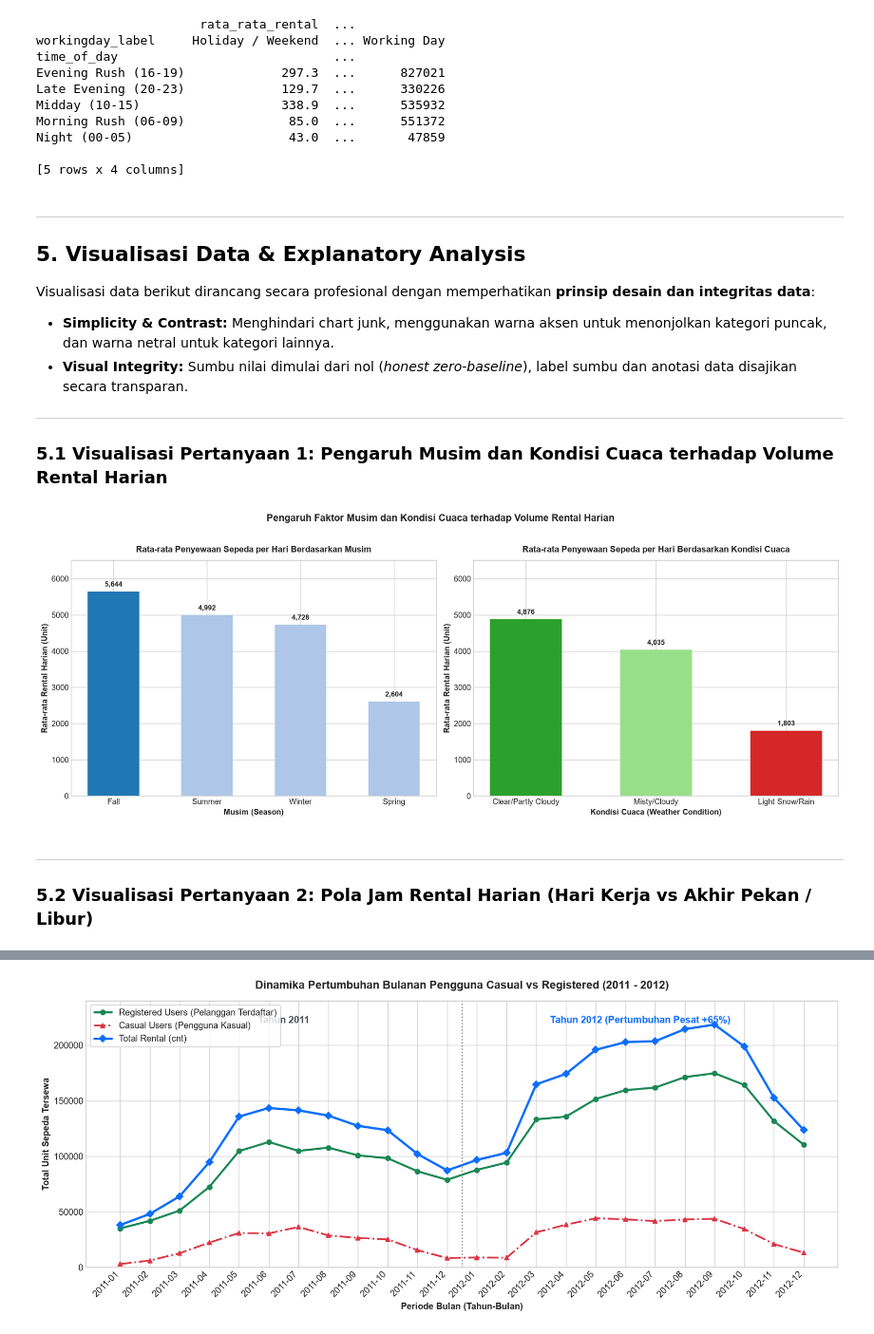
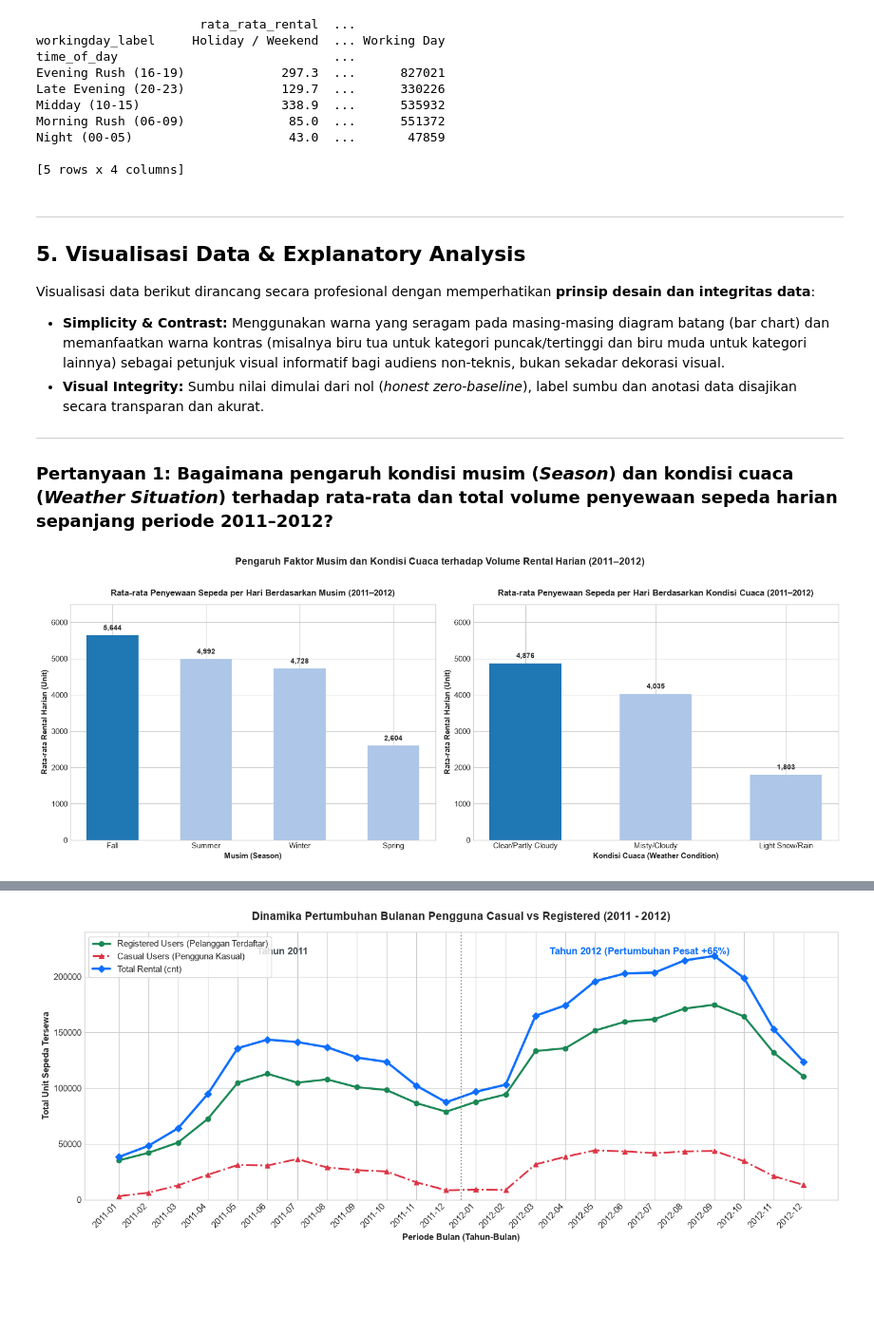
Before and after one commit to iooloittrr-lab/bike-sharing-dashboard, a Jupyter notebook: notebook.ipynb, the cells around one changed output, grey strips where cells are left out. Shown at 95% size. Drawn from its saved outputs; the diff is of its cells as text; code cells hidden in the pictures; blank space fills up the shorter version.

```diff
--- a/notebook.ipynb
+++ b/notebook.ipynb
@@ -520,49 +511,46 @@ Night (00-05)                     43.0  ...       47859
 ## 5. Visualisasi Data & Explanatory Analysis
 
 Visualisasi data berikut dirancang secara profesional dengan memperhatikan **prinsip desain dan integritas data**:
-- **Simplicity & Contrast:** Menghindari chart junk, menggunakan warna aksen untuk menonjolkan kategori puncak, dan warna netral untuk kategori lainnya.
-- **Visual Integrity:** Sumbu nilai dimulai dari nol (*honest zero-baseline*), label sumbu dan anotasi data disajikan secara transparan.
+- **Simplicity & Contrast:** Menggunakan warna yang seragam pada masing-masing diagram batang (bar chart) dan memanfaatkan warna kontras (misalnya biru tua untuk kategori puncak/tertinggi dan biru muda untuk kategori lainnya) sebagai petunjuk visual informatif bagi audiens non-teknis, bukan sekadar dekorasi visual.
+- **Visual Integrity:** Sumbu nilai dimulai dari nol (*honest zero-baseline*), label sumbu dan anotasi data disajikan secara transparan dan akurat.
 
 ---
-### 5.1 Visualisasi Pertanyaan 1: Pengaruh Musim dan Kondisi Cuaca terhadap Volume Rental Harian
+### Pertanyaan 1: Bagaimana pengaruh kondisi musim (*Season*) dan kondisi cuaca (*Weather Situation*) terhadap rata-rata dan total volume penyewaan sepeda harian sepanjang periode 2011–2012?
 # %%
 fig, axes = plt.subplots(1, 2, figsize=(16, 6))
 
 # Subplot 1: Rata-rata Rental per Musim
 season_order = ['Fall', 'Summer', 'Winter', 'Spring']
 season_data = day_clean.groupby('season_label')['cnt'].mean().reindex(season_order)
 colors_season = ['#1f77b4' if s == 'Fall' else '#aec7e8' for s in season_order]
 
 bars1 = axes[0].bar(season_data.index, season_data.values, color=colors_season, edgecolor='none', width=0.55)
-axes[0].set_title('Rata-rata Penyewaan Sepeda per Hari Berdasarkan Musim', fontsize=12, fontweight='bold', pad=12)
+axes[0].set_title('Rata-rata Penyewaan Sepeda per Hari Berdasarkan Musim (2011–2012)', fontsize=12, fontweight='bold', pad=12)
 axes[0].set_xlabel('Musim (Season)', fontweight='bold')
 axes[0].set_ylabel('Rata-rata Rental Harian (Unit)', fontweight='bold')
 axes[0].set_ylim(0, 6500)
 
 for bar in bars1:
     yval = bar.get_height()
     axes[0].text(bar.get_x() + bar.get_width()/2.0, yval + 100, f'{int(yval):,}', ha='center', va='bottom', fontsize=10, fontweight='bold')
 
 # Subplot 2: Rata-rata Rental per Kondisi Cuaca
 weather_order = ['Clear/Partly Cloudy', 'Misty/Cloudy', 'Light Snow/Rain']
 weather_data = day_clean.groupby('weather_label')['cnt'].mean().reindex(weather_order)
-colors_weather = ['#2ca02c' if w == 'Clear/Partly Cloudy' else '#98df8a' if w == 'Misty/Cloudy' else '#d62728' for w in weather_order]
+colors_weather = ['#1f77b4' if w == 'Clear/Partly Cloudy' else '#aec7e8' for w in weather_order]
 
 bars2 = axes[1].bar(weather_data.index, weather_data.values, color=colors_weather, edgecolor='none', width=0.55)
-axes[1].set_title('Rata-rata Penyewaan Sepeda per Hari Berdasarkan Kondisi Cuaca', fontsize=12, fontweight='bold', pad=12)
+axes[1].set_title('Rata-rata Penyewaan Sepeda per Hari Berdasarkan Kondisi Cuaca (2011–2012)', fontsize=12, fontweight='bold', pad=12)
 axes[1].set_xlabel('Kondisi Cuaca (Weather Condition)', fontweight='bold')
 axes[1].set_ylabel('Rata-rata Rental Harian (Unit)', fontweight='bold')
 axes[1].set_ylim(0, 6500)
 
 for bar in bars2:
     yval = bar.get_height()
     axes[1].text(bar.get_x() + bar.get_width()/2.0, yval + 100, f'{int(yval):,}', ha='center', va='bottom', fontsize=10, fontweight='bold')
 
-plt.suptitle('Pengaruh Faktor Musim dan Kondisi Cuaca terhadap Volume Rental Harian', fontsize=14, fontweight='bold', y=1.02)
+plt.suptitle('Pengaruh Faktor Musim dan Kondisi Cuaca terhadap Volume Rental Harian (2011–2012)', fontsize=14, fontweight='bold', y=1.02)
 plt.tight_layout()
 plt.show()
 # %% [output]
-[figure, old version]
+[figure, new version]
-# %% [markdown]
----
-### 5.2 Visualisasi Pertanyaan 2: Pola Jam Rental Harian (Hari Kerja vs Akhir Pekan / Libur)
```
Also changed, not shown: parts of 11 cells of this notebook, 2 other files.
